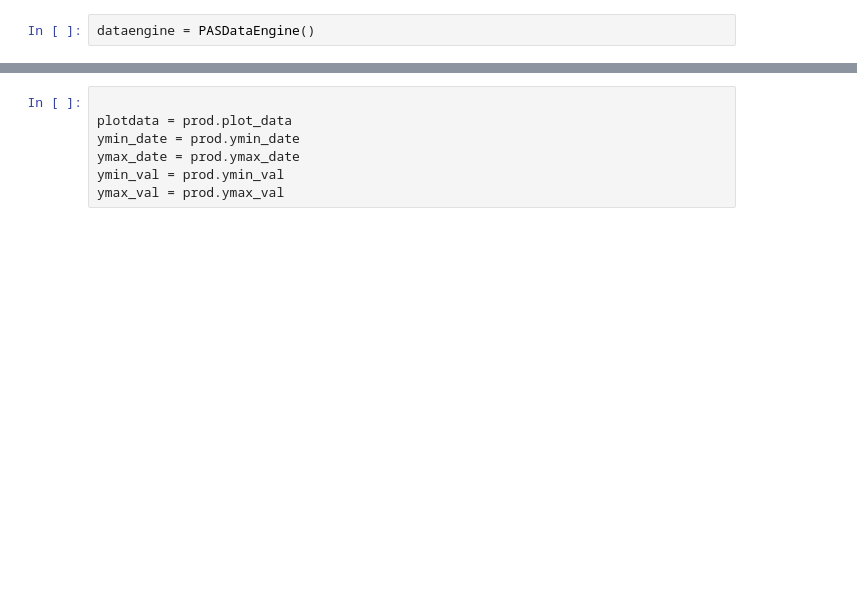
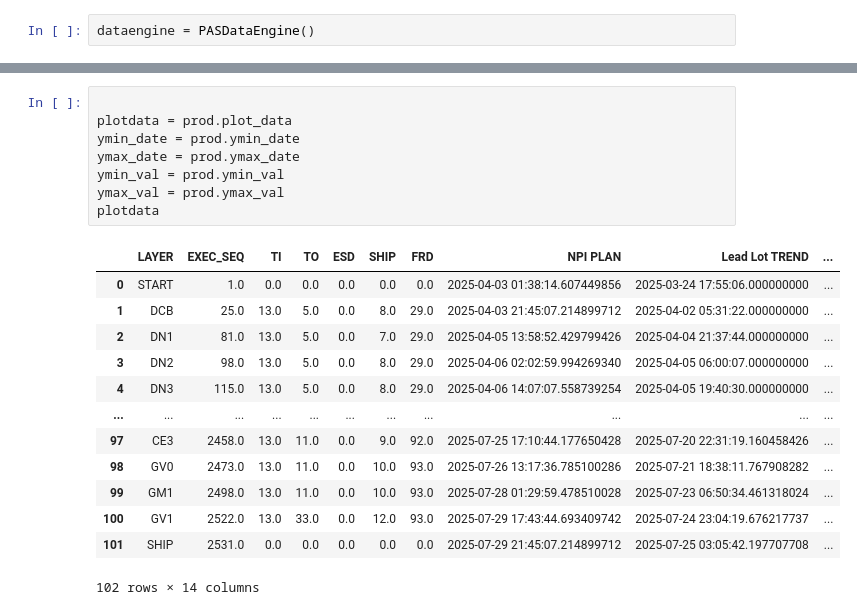
Before and after one commit to dagarcia-pde/PAS_Graphs, a Jupyter notebook: PAS_GRAPH_Devel.ipynb, the cells around one changed output, grey strips where cells are left out. Drawn from its saved outputs; the diff is of its cells as text; blank space fills up the shorter version.

```diff
--- a/PAS_GRAPH_Devel.ipynb
+++ b/PAS_GRAPH_Devel.ipynb
@@ -582,10 +76,25 @@ ymax_val: 196.0
 # %%
 
 plotdata = prod.plot_data
 ymin_date = prod.ymin_date
 ymax_date = prod.ymax_date
 ymin_val = prod.ymin_val
 ymax_val = prod.ymax_val
+plotdata
+# %% [output]
+|  | LAYER | EXEC_SEQ | TI | TO | ESD | SHIP | FRD | NPI PLAN | Lead Lot TREND | ... |
+| 0 | START | 1.0 | 0.0 | 0.0 | 0.0 | 0.0 | 0.0 | 2025-04-03 01:38:14.607449856 | 2025-03-24 17:55:06.000000000 | ... |
+| 1 | DCB | 25.0 | 13.0 | 5.0 | 0.0 | 8.0 | 29.0 | 2025-04-03 21:45:07.214899712 | 2025-04-02 05:31:22.000000000 | ... |
+| 2 | DN1 | 81.0 | 13.0 | 5.0 | 0.0 | 7.0 | 29.0 | 2025-04-05 13:58:52.429799426 | 2025-04-04 21:37:44.000000000 | ... |
+| 3 | DN2 | 98.0 | 13.0 | 5.0 | 0.0 | 8.0 | 29.0 | 2025-04-06 02:02:59.994269340 | 2025-04-05 06:00:07.000000000 | ... |
+| 4 | DN3 | 115.0 | 13.0 | 5.0 | 0.0 | 8.0 | 29.0 | 2025-04-06 14:07:07.558739254 | 2025-04-05 19:40:30.000000000 | ... |
+| ... | ... | ... | ... | ... | ... | ... | ... | ... | ... | ... |
+| 97 | CE3 | 2458.0 | 13.0 | 11.0 | 0.0 | 9.0 | 92.0 | 2025-07-25 17:10:44.177650428 | 2025-07-20 22:31:19.160458426 | ... |
+| 98 | GV0 | 2473.0 | 13.0 | 11.0 | 0.0 | 10.0 | 93.0 | 2025-07-26 13:17:36.785100286 | 2025-07-21 18:38:11.767908282 | ... |
+| 99 | GM1 | 2498.0 | 13.0 | 11.0 | 0.0 | 10.0 | 93.0 | 2025-07-28 01:29:59.478510028 | 2025-07-23 06:50:34.461318024 | ... |
+| 100 | GV1 | 2522.0 | 13.0 | 33.0 | 0.0 | 12.0 | 93.0 | 2025-07-29 17:43:44.693409742 | 2025-07-24 23:04:19.676217737 | ... |
+| 101 | SHIP | 2531.0 | 0.0 | 0.0 | 0.0 | 0.0 | 0.0 | 2025-07-29 21:45:07.214899712 | 2025-07-25 03:05:42.197707708 | ... |
+102 rows × 14 columns
 # %%
 import matplotlib.pyplot as plt
 import matplotlib.dates as mdates
```
Also changed, not shown: parts of 13 cells of this notebook, 22 other files.
